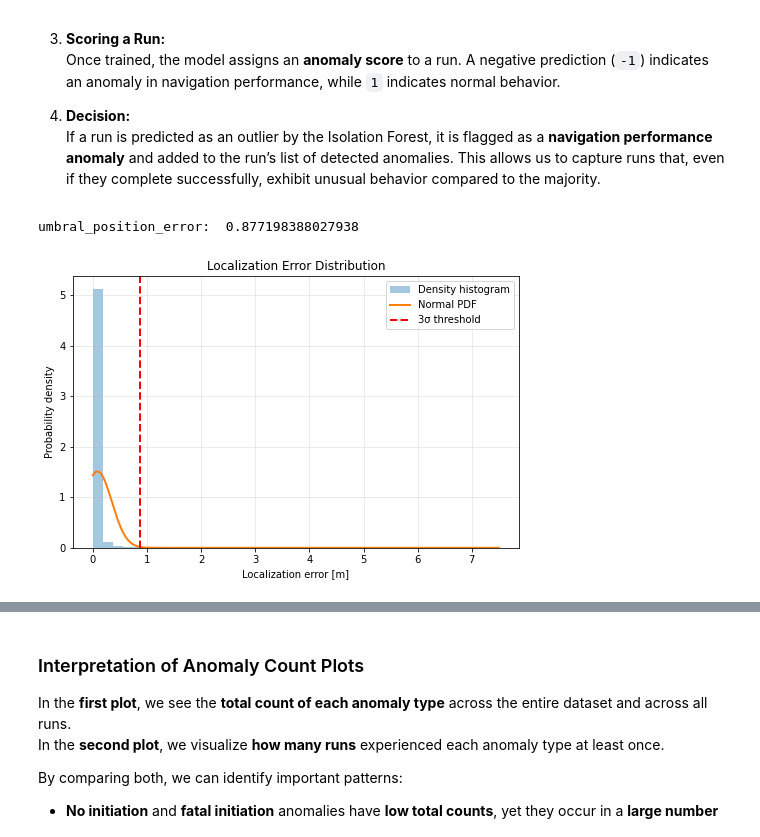
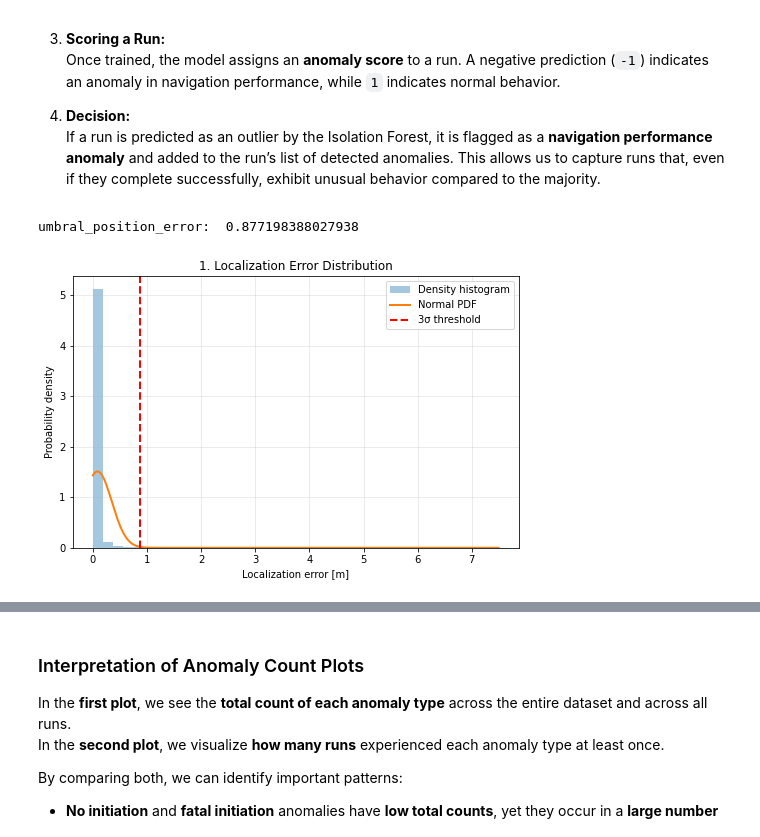
Before and after one commit to nasimpc/Robot-Navigation-Anomaly-Detection-and-Causal-Analysis, a Jupyter notebook: assignment2/team_2_assignment02.ipynb, the cells around one changed output, grey strips where cells are left out. Cells and saved outputs as stored; diff of their text form; code cells hidden in the pictures.

```diff
--- a/assignment2/team_2_assignment02.ipynb
+++ b/assignment2/team_2_assignment02.ipynb
@@ -539,36 +539,36 @@ pdf = norm.pdf(x, mean, std)
 plt.figure(figsize=(8,5))
 
 # Density histogram
 plt.hist(position_error_total, bins=40, density=True, alpha=0.4, label="Density histogram")
 
 # PDF curve
 plt.plot(x, pdf, linewidth=2, label="Normal PDF")
 
 # Threshold line
 plt.axvline(umbral_position_error, color='r', linestyle="--", linewidth=2, label="3σ threshold")
 
 plt.xlabel("Localization error [m]")
 plt.ylabel("Probability density")
-plt.title("Localization Error Distribution")
+plt.title("1. Localization Error Distribution")
 plt.legend()
 plt.grid(alpha=0.3)
-plt.savefig('images/Localization_Error_Distribution.png', dpi=150, bbox_inches='tight', facecolor='white')
+plt.savefig('images/1. Localization_Error_Distribution.png', dpi=150, bbox_inches='tight', facecolor='white')
 plt.show()
 
 #Calculate navigation performance training the isolation tree
 summary = pd.DataFrame(metrics_total)
 
 num_cols = ['mean_pos_error', 'rmse_pos', 'max_pos_error', 'mae_yaw', 'executed_path_length', 'time_spent']
 feat_df = summary[num_cols].fillna(-1)
 if len(feat_df) > 0 and feat_df.shape[0] >= 3:
     iso = IsolationForest(random_state=42, contamination=0.1)
     try:
         iso.fit(feat_df)
     except Exception as e:
         print('IsolationForest failed:', e)
 # %% [output]
 umbral_position_error:  0.877198388027938
-[figure, old version]
+[figure, new version]
 # %%
 #Get Anomalies
 all_anomalies = []
```
Also changed, not shown: parts of 7 cells of this notebook, 36 other files.
